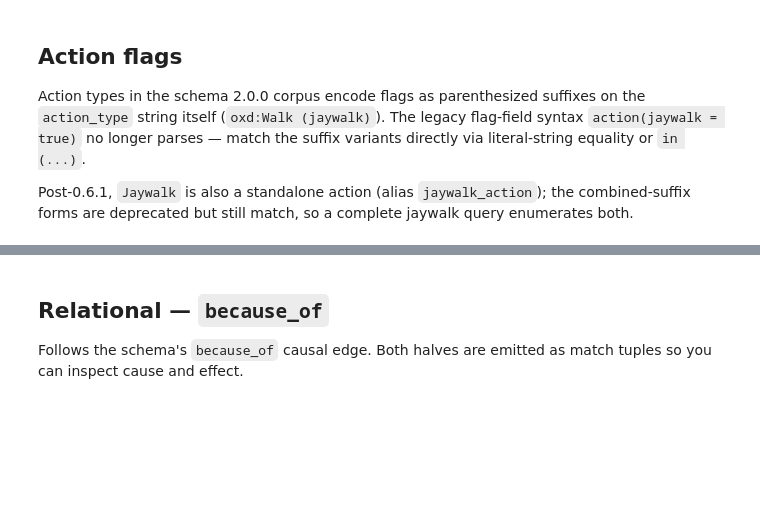
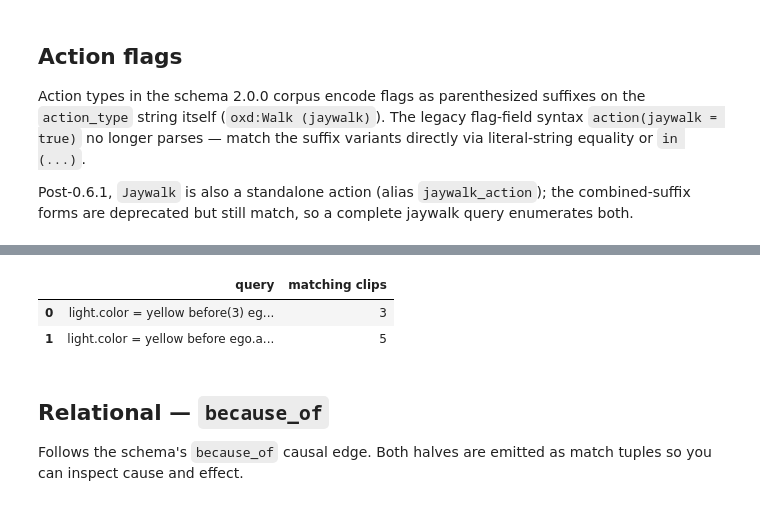
Before and after one commit to nv-tlabs/cascade-devkit, a Jupyter notebook: notebooks/02_query_dsl_tour.ipynb, the cells around one changed output, grey strips where cells are left out. Drawn from its saved outputs; the diff is of its cells as text; code cells hidden in the pictures; blank space fills up the shorter version.

```diff
--- a/notebooks/02_query_dsl_tour.ipynb
+++ b/notebooks/02_query_dsl_tour.ipynb
@@ -259,3 +283,12 @@ run([
+# %%
+run([
+    "light.color = yellow before(3) ego.action = stop",
+    "light.color = yellow before ego.action = stop",
+])
+# %% [output]
+|  | query | matching clips |
+| 0 | light.color = yellow before(3) eg... | 3 |
+| 1 | light.color = yellow before ego.a... | 5 |
 # %% [markdown]
 ## Relational — `because_of`
 
```
Also changed, not shown: parts of 28 cells of this notebook, 13 other files.
